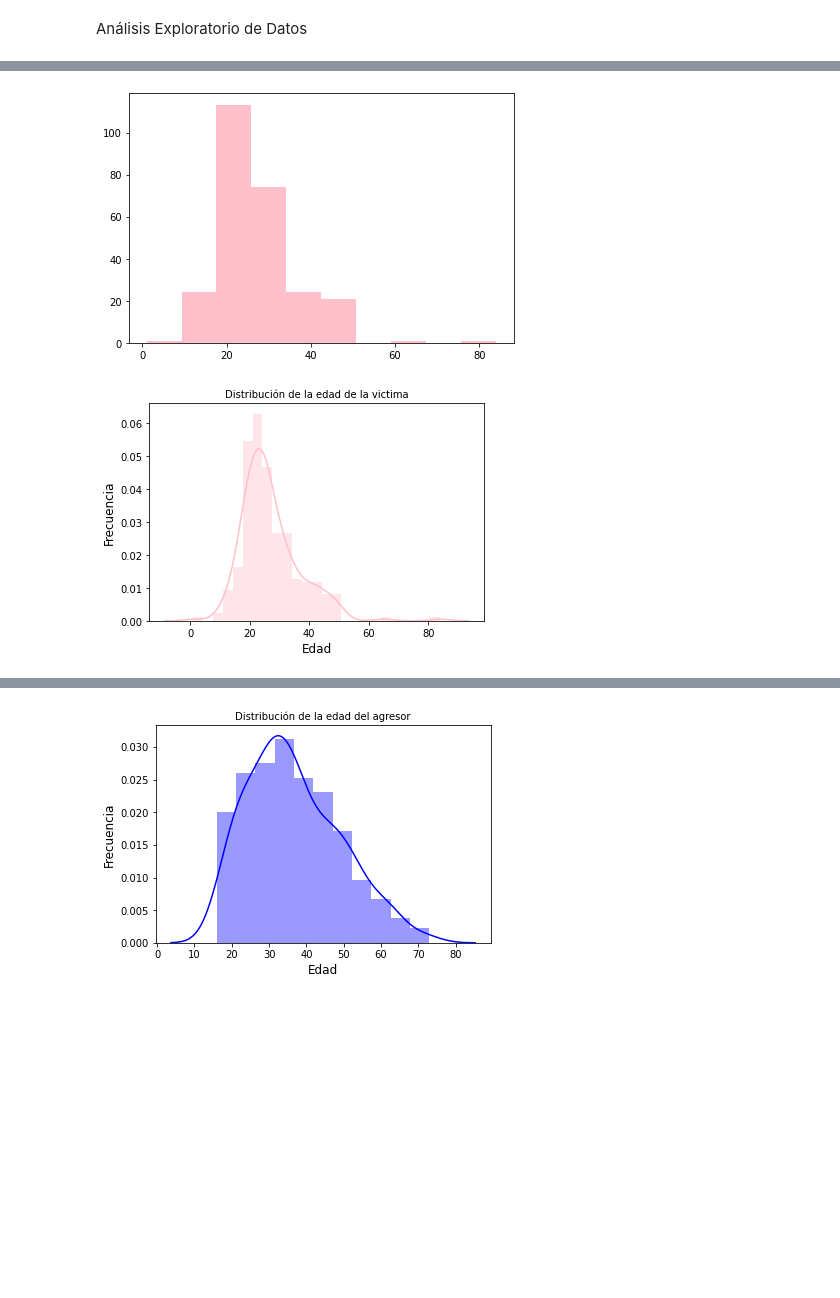
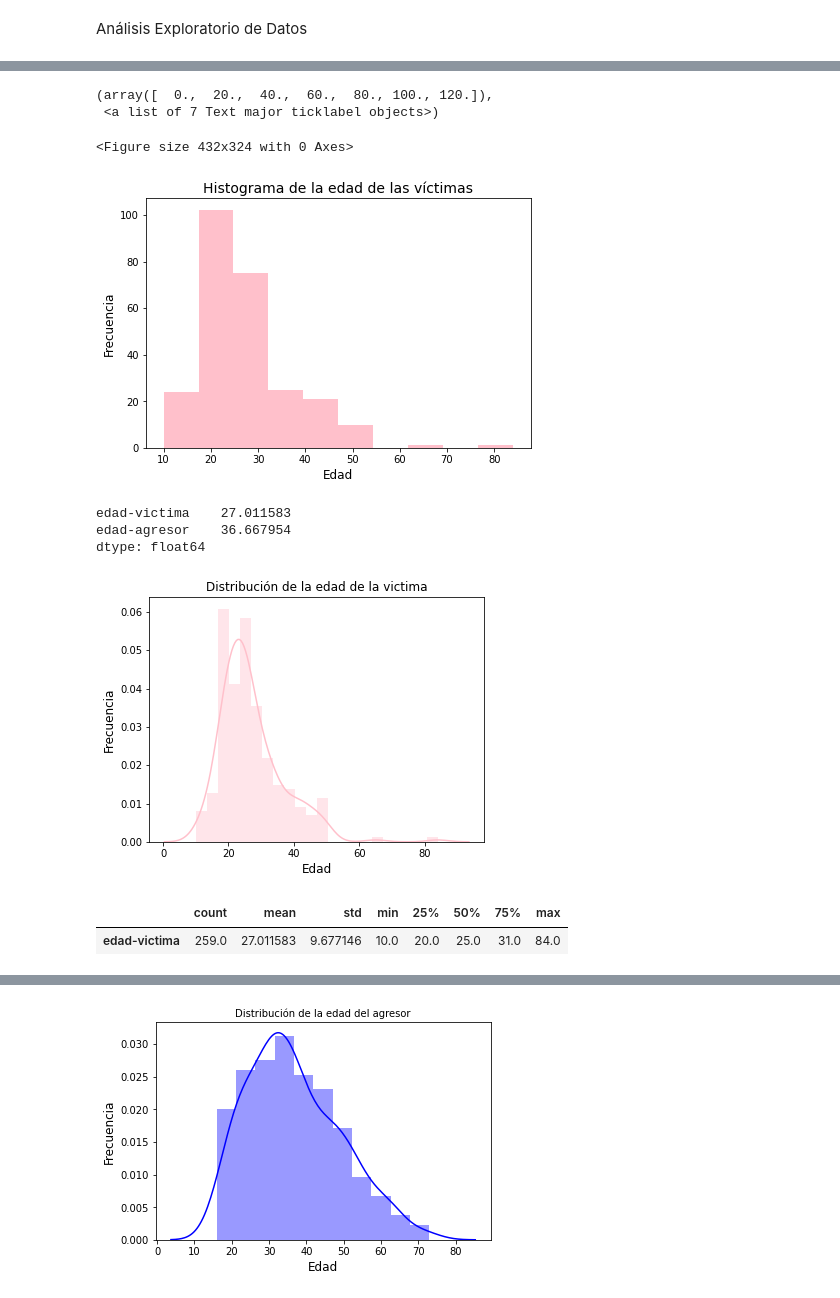
Before and after one commit to pauNancy21/Tareas-Ciencia-Datos, a Jupyter notebook: Código_fuente_ASE_I_NPGR.ipynb, the cells around one changed output, grey strips where cells are left out. Saved outputs shown, nothing was run; the diff lists cells and outputs as text; code cells hidden in the pictures; blank space fills up the shorter version.

```diff
--- a/Código_fuente_ASE_I_NPGR.ipynb
+++ b/Código_fuente_ASE_I_NPGR.ipynb
@@ -178,17 +180,33 @@ fig.tight_layout()
 # %%
 #Gráfica de la edad de las víctimas
+plt.figure(figsize=(6, 4.5))
 fig, ax = plt.subplots(nrows=1, ncols=1)
 #plt.hist(datos["edad-victima"].fillna(0).astype(float))
 plt.hist(analisismetro["edad-victima"],color='pink')
 fig.tight_layout()
+plt.title(('Histograma de la edad de las víctimas'),fontsize= 14)
+plt.xlabel('Edad',fontsize = 12)
+plt.ylabel('Frecuencia', fontsize = 12)
+plt.xticks(fontsize = 10)
+plt.yticks(fontsize = 10)
 # %% [output]
+(array([  0.,  20.,  40.,  60.,  80., 100., 120.]),
+ <a list of 7 Text major ticklabel objects>)
+<Figure size 432x324 with 0 Axes>
-[figure, old version]
+[figure, new version]
+# %%
+analisismetro.mean()
+# %% [output]
+edad-victima    27.011583
+edad-agresor    36.667954
+dtype: float64
 # %%
 #Grafica de la distribución de observaciones por la edad
+plt.figure(figsize=(6, 4.5))
 sns.distplot(analisismetro['edad-victima'], color = 'pink')
 
 #Títulos y ejes
-plt.title('Distribución de la edad de la victima', fontsize = 10)
+plt.title('Distribución de la edad de la victima', fontsize = 12)
 plt.xlabel('Edad',fontsize = 12)
 plt.ylabel('Frecuencia', fontsize = 12)
 plt.xticks(fontsize = 10)
@@ -197,5 +215,14 @@ plt.yticks(fontsize = 10)
 #plt.savefig('age_distribution.png')
 plt.show()
 # %% [output]
-[figure, old version]
+[figure, new version]
+# %%
+# Descriptive statistics include those that summarize the central tendency,
+# dispersion and shape of a dataset’s distribution, excluding NaN values.
+age_distr = pd.DataFrame(analisismetro['edad-victima'].describe())
+# Transpose index and columns.
+age_distr.transpose()
+# %% [output]
+|  | count | mean | std | min | 25% | 50% | 75% | max |
+| edad-victima | 259.0 | 27.011583 | 9.677146 | 10.0 | 20.0 | 25.0 | 31.0 | 84.0 |
 # %%
```
Also changed, not shown: parts of 39 cells of this notebook.
